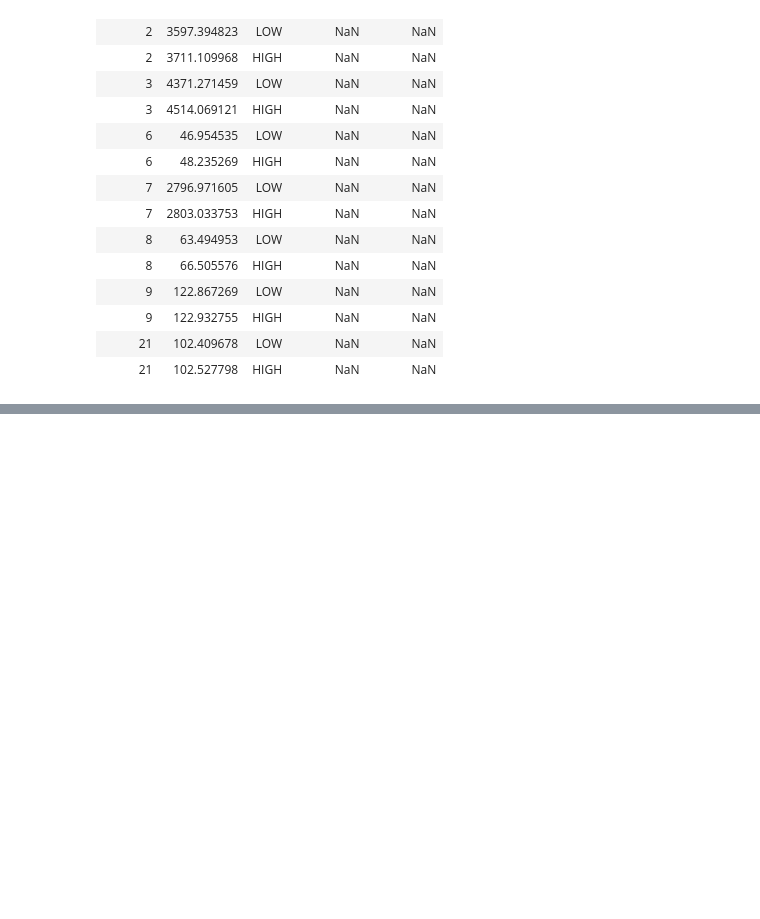
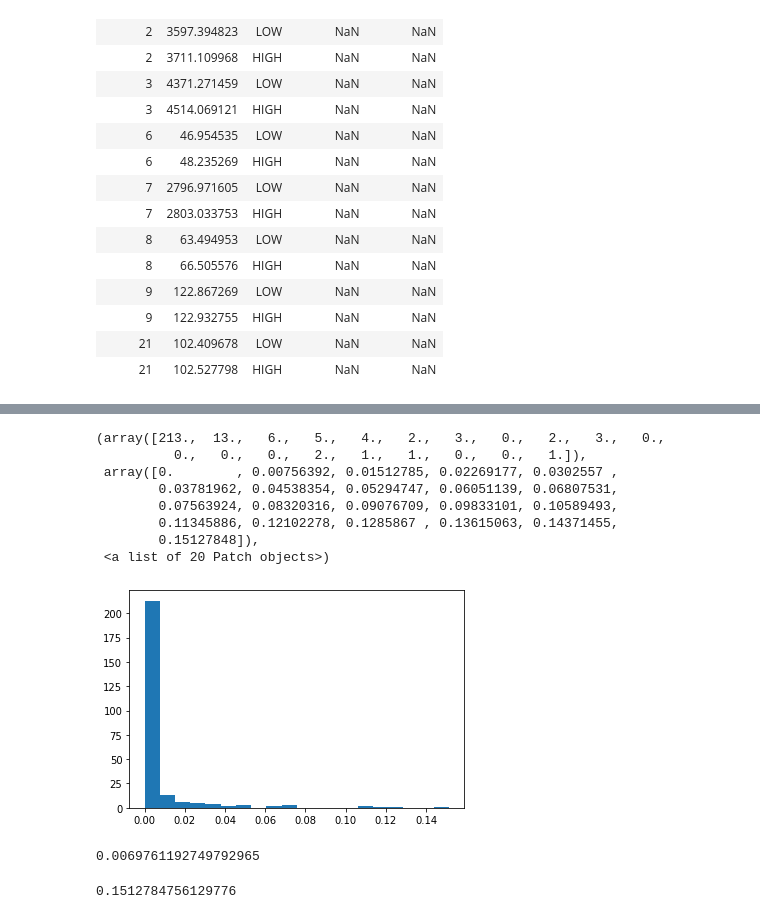
Before and after one commit to ruteee/pesquisa, a Jupyter notebook: TransEntropy_mod.ipynb, the cells around one changed output, grey strips where cells are left out. Drawn from its saved outputs; the diff is of its cells as text; code cells hidden in the pictures; blank space fills up the shorter version.

Commit message:
Results from first afte regeneration

```diff
--- a/TransEntropy_mod.ipynb
+++ b/TransEntropy_mod.ipynb
@@ -556,0 +559,3 @@ df_te.to_csv("resultados_defesa/df_te.csv")
+# %%
+cols = [col + '_high' for col in proc_df.columns] + [col + '_low' for col in proc_df.columns]
+cols
@@ -556,0 +579,3 @@ df_te.to_csv("resultados_defesa/df_te.csv")
+# %%
+te_data = pd.DataFrame(df_te[0], columns = cols, index= cols)
+df_te_lag = pd.DataFrame(df_te[1], columns = cols, index= cols)
@@ -557,3 +607,21 @@ df_te.to_csv("resultados_defesa/df_te.csv")
+# %%
+plt.hist(te_data.values.flatten(), bins=20)
+# %% [output]
+(array([213.,  13.,   6.,   5.,   4.,   2.,   3.,   0.,   2.,   3.,   0.,
+          0.,   0.,   0.,   2.,   1.,   1.,   0.,   0.,   1.]),
+ array([0.        , 0.00756392, 0.01512785, 0.02269177, 0.0302557 ,
+        0.03781962, 0.04538354, 0.05294747, 0.06051139, 0.06807531,
+        0.07563924, 0.08320316, 0.09076709, 0.09833101, 0.10589493,
+        0.11345886, 0.12102278, 0.1285867 , 0.13615063, 0.14371455,
+        0.15127848]),
+ <a list of 20 Patch objects>)
+[figure, added]
+# %%
+sort = np.sort(te_data.values.flatten())
+idx = np.round(len(te_data.values.flatten())*0.83)
+sort[int(idx)]
+# %% [output]
+0.0069761192749792965
 # %%
 t_roc = 0.01816308533330481
 t_roc2 = 0.055674922579944816
@@ -567 +630,10 @@ df_te_lag = pd.DataFrame(te_matrix[1], columns = dist.columns, index= dist.colum
+# %%
+t = sort[int(idx)]
+df_graph_ltd = generate_df_valid_corrs(te_data, t)
+mat_graph_ltd_ac = generate_aciclic_graph(df_graph_ltd.values)
+
+df_te_i3eA_ac = pd.DataFrame(data= mat_graph_ltd_ac, columns= df_graph_ltd.columns, index = df_graph_ltd.columns)
+df_te_i3eA_ac.to_csv('resultados_defesa/te_i3eA_ac.csv')
+# %% [output]
+0.1512784756129776
 # %%
```
Also changed, not shown: parts of 20 cells of this notebook, 7 other files.
